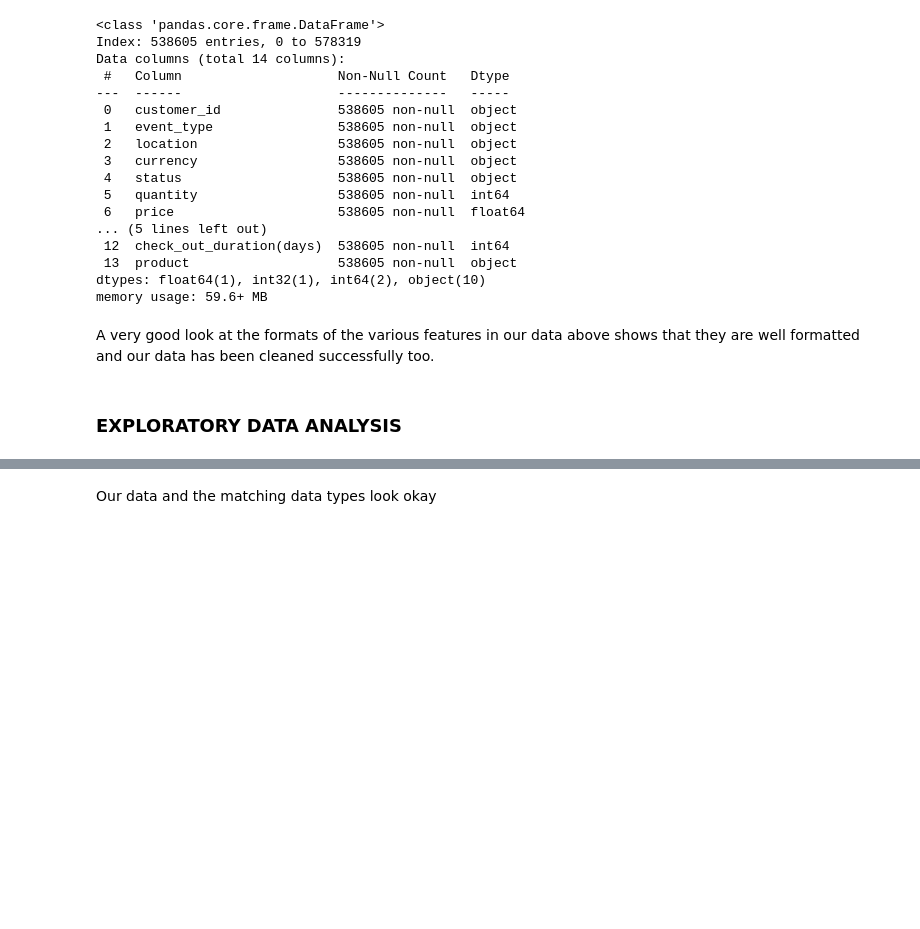
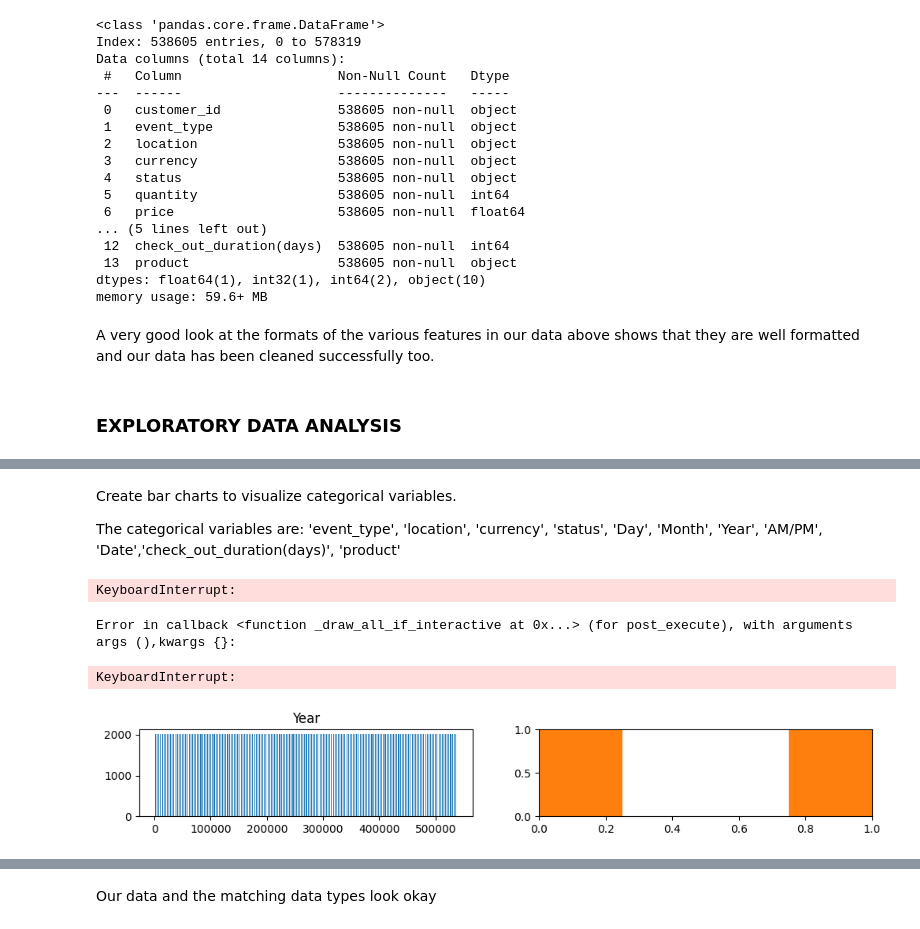
Before and after one commit to Sunday-Oladokun/ShopSmart-Inc.-E-commerce-Data-Analysis-Project, a Jupyter notebook: Project_2nd Semester.ipynb, the cells around one changed output, grey strips where cells are left out. Drawn from its saved outputs; the diff is of its cells as text; code cells hidden in the pictures; blank space fills up the shorter version.

```diff
--- a/Project_2nd Semester.ipynb
+++ b/Project_2nd Semester.ipynb
@@ -621,0 +800,13 @@ clean_data3.head()
+# %% [markdown]
+Create bar charts to visualize categorical variables.
+
+The categorical variables are: 'event_type', 'location', 'currency', 'status', 'Day', 'Month', 'Year', 'AM/PM', 'Date','check_out_duration(days)', 'product'
+# %%
+# plot the categorical variables using bar charts
+features_categorical = ['event_type', 'location', 'currency', 'status', 'Day', 'Month', 'Year', 'AM/PM', 'Date','check_out_duration(days)', 'product']
+clean_data3[features_categorical].plot(kind='bar', subplots=True, layout=(6, 2), sharex=False, figsize=(12, 10))
+# %% [output]
+KeyboardInterrupt:
+Error in callback <function _draw_all_if_interactive at 0x...> (for post_execute), with arguments args (),kwargs {}:
+KeyboardInterrupt:
+[figure, added]
```
Also changed, not shown: parts of 20 cells of this notebook.
